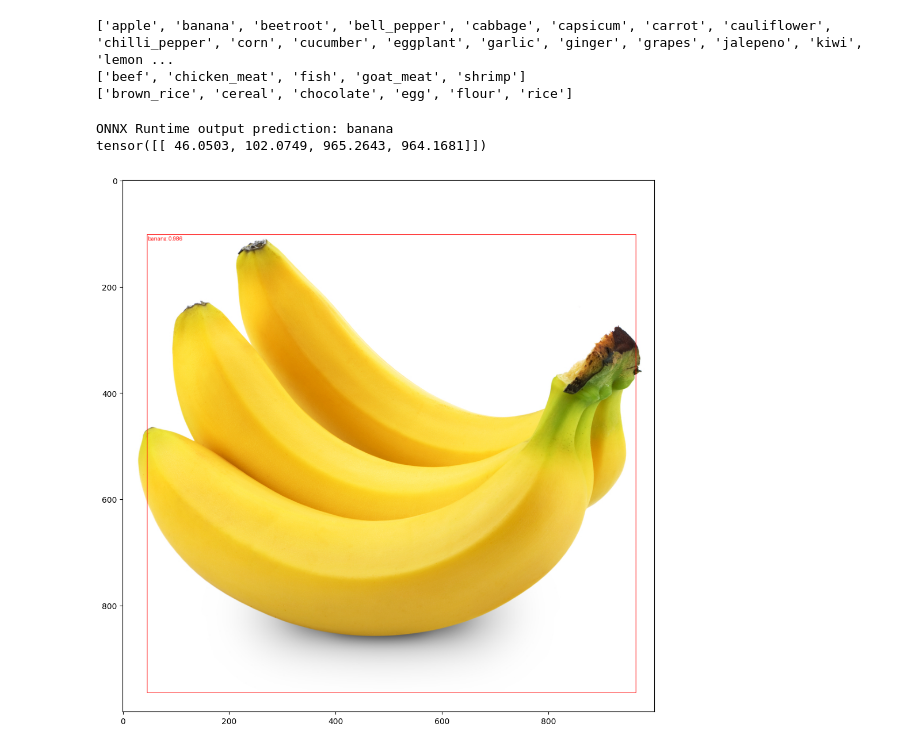
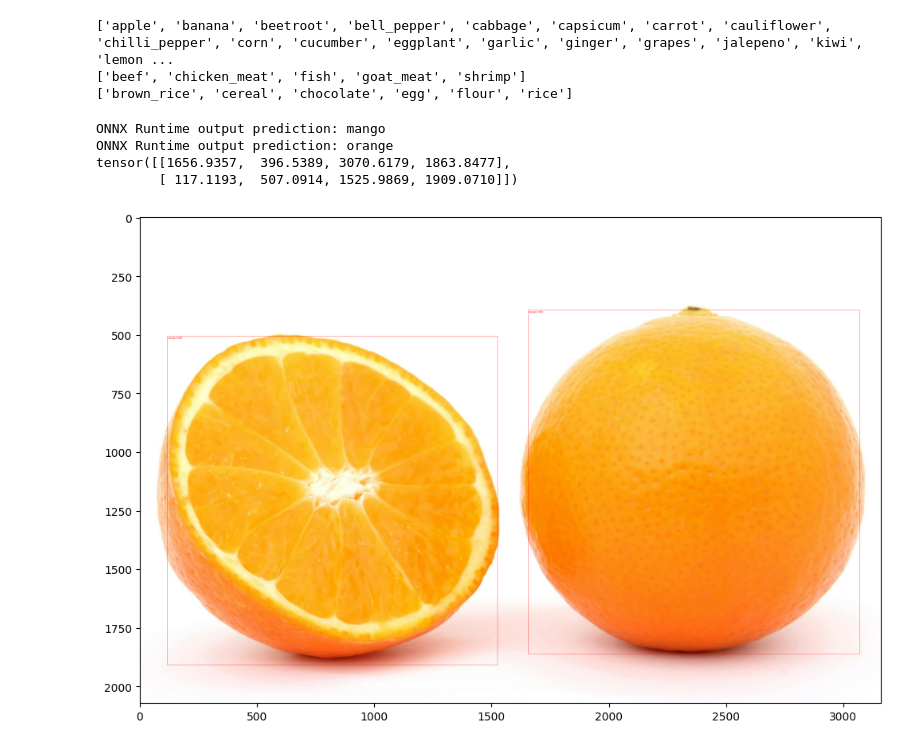
Before and after one commit to robi503/ingredient_classification, a Jupyter notebook: recognition.ipynb, the cells around one changed output. Drawn from its saved outputs; the diff is of its cells as text; code cells hidden in the pictures.

```diff
--- a/recognition.ipynb
+++ b/recognition.ipynb
@@ -22,7 +22,7 @@ def get_transform(train):
     if train:
         transforms.append(T.RandomHorizontalFlip(0.5))
     transforms.append(T.ConvertImageDtype(torch.float32))  # Convert image dtype to float32
-    transforms.append(T.ToTensor())  # Convert to tensor
+    transforms.append(T.ToDtype(torch.float32, scale=True))  # Convert to tensor
     return T.Compose(transforms)
 # %%
 import os
@@ -63,31 +63,29 @@ ort_session_other = onnxruntime.InferenceSession("other_classifier.onnx")
 def get_label(cropped_image):
     transformed_img = preprocess(cropped_image)
     transformed_img = transformed_img.unsqueeze(0)
+    ort_inputs = {ort_session_vegetable.get_inputs()[0].name: transformed_img.numpy()}
 
-    ort_inputs = {ort_session_vegetable.get_inputs()[0].name: transformed_img.numpy()}
     ort_outs = ort_session_vegetable.run(None, ort_inputs)
     onnx_output_veg = ort_outs[0]
     max_index_veg = np.argmax(onnx_output_veg)
 
-    ort_inputs = {ort_session_meat.get_inputs()[0].name: transformed_img.numpy()}
     ort_outs = ort_session_meat.run(None, ort_inputs)
     onnx_output_meat = ort_outs[0]
     max_index_meat = np.argmax(onnx_output_meat)
 
-    ort_inputs = {ort_session_other.get_inputs()[0].name: transformed_img.numpy()}
     ort_outs = ort_session_other.run(None, ort_inputs)
     onnx_output_other = ort_outs[0]
     max_index_other = np.argmax(onnx_output_other)
 
-    max_output = max([np.max(onnx_output_veg), np.max(onnx_output_meat), np.max(onnx_output_other)])
-    if max_output == np.max(onnx_output_veg):
-        label = vegetable_classes[max_index_veg]
-    if max_output == np.max(onnx_output_meat):
-        label = meat_classes[max_index_meat]
-    if max_output == np.max(onnx_output_other):
-        label = other_classes[max_index_other]
+    # max_output = max([np.max(onnx_output_veg), np.max(onnx_output_meat), np.max(onnx_output_other)])
+    # if max_output == np.max(onnx_output_veg):
+    #     label = vegetable_classes[max_index_veg]
+    # if max_output == np.max(onnx_output_meat):
+    #     label = meat_classes[max_index_meat]
+    # if max_output == np.max(onnx_output_other):
+    #     label = other_classes[max_index_other]
 
-    #label = classes[max_index_other]
+    label = vegetable_classes[max_index_veg]
     print("ONNX Runtime output prediction:", label)
     return label
 # %%
@@ -95,11 +93,11 @@ import matplotlib.pyplot as plt
 
 from torchvision.utils import draw_bounding_boxes
 from torchvision.io import read_image
-from torchvision.transforms.functional import crop
 from torchvision.transforms import functional as F
+from PIL import Image
 
 
-image = read_image("D:\\Facultate\\ELL\\food_recognition\\ingredient_identification\\mixed_ingredients_ds\\mixed_ingredients_13.jpg")
+image = read_image("D:\\Facultate\\ELL\\food_recognition\\ingredient_identification\\mixed_ingredients_ds\\mixed_ingredients_195.jpg")
 eval_transform = get_transform(train=False)
 
 detection_model.eval()
@@ -114,37 +112,50 @@ with torch.no_grad():
 # Convert to PIL image for cropping
 pil_image = F.to_pil_image(image)
 
-def create_image_from_box(box_list):
+def create_image_from_box(box_list:list, pil_image:Image) -> Image:
     x_min, y_min, x_max, y_max = box_list
     # Crop the region of interest (ROI) from the image using the bounding box coordinates
-    roi = crop(pil_image, top=y_min, left=x_min, height=y_max - y_min, width=x_max - x_min)
-    return roi
+    roi = pil_image.crop((x_min, y_min, x_max, y_max))
+
+    # Create a new image with white background of the same size as the cropped ROI
+    backround_width = int(roi.size[0] * 1.25)
+    backround_height = int(roi.size[1] * 1.25)
+    picture_with_backround = Image.new("RGB", (backround_width,backround_height), (255, 255, 255))
+
+    # Paste the cropped ROI onto the white background
+    # set the top left corner where the image will pe placed to center it
+    top_left_corner = ((backround_width - roi.width) // 2, (backround_height - roi.height) // 2)
+    picture_with_backround.paste(roi,top_left_corner)
+    #picture_with_backround.show()
+    return picture_with_backround
 
 threshold = 0.5
 pred_labels = []
 pred_boxes = []
 for label, score, box in zip(pred["labels"], pred["scores"], pred["boxes"]):
     if score > threshold:
         box_list = box.tolist()
-        cropped_image = create_image_from_box(box_list)
+        cropped_image = create_image_from_box(box_list,pil_image)
         predicted_label = get_label(cropped_image)
         pred_labels.append(f"{predicted_label}: {score:.3f}")
         pred_boxes.append(box_list)  # Convert box tensor to list
 
 # Convert pred_boxes to tensor
 pred_boxes = torch.tensor(pred_boxes, dtype=torch.float32)
 print(pred_boxes)
 
 
 
 image = (255.0 * (image - image.min()) / (image.max() - image.min())).to(torch.uint8)
 image = image[:3, ...]
 output_image = draw_bounding_boxes(image, pred_boxes, pred_labels, colors="red")
 
 plt.figure(figsize=(12, 12))
 plt.imshow(output_image.permute(1, 2, 0))
 plt.show()
 # %% [output]
-ONNX Runtime output prediction: banana
-tensor([[ 46.0503, 102.0749, 965.2643, 964.1681]])
+ONNX Runtime output prediction: mango
+ONNX Runtime output prediction: orange
+tensor([[1656.9357,  396.5389, 3070.6179, 1863.8477],
+        [ 117.1193,  507.0914, 1525.9869, 1909.0710]])
-[figure, old version]
+[figure, new version]
```
Also changed, not shown: 1 other file.
